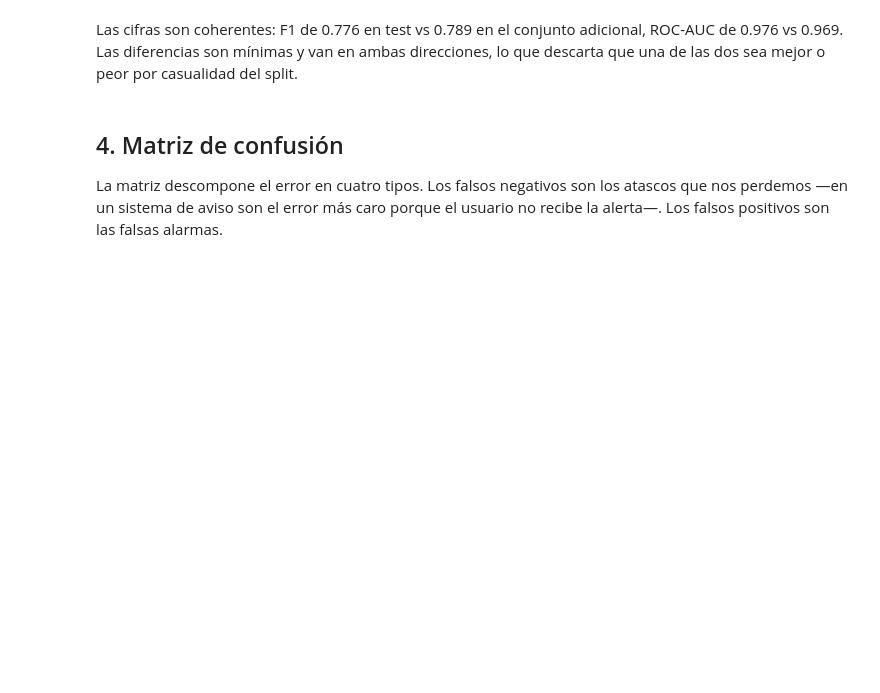
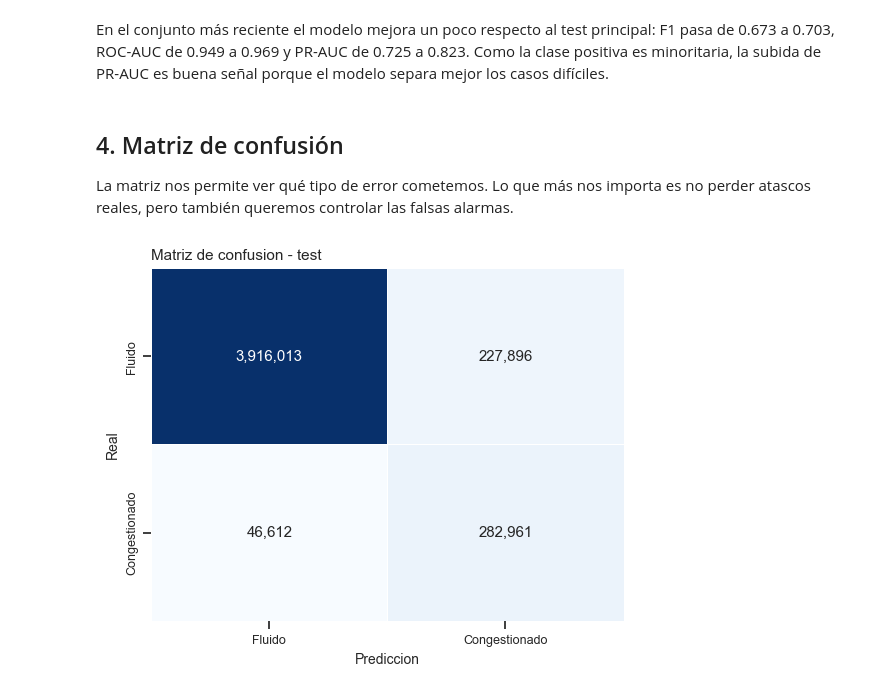
Before and after one commit to Gabiz053/analisis-datos-proyecto-final, a Jupyter notebook: notebooks/04_Evaluacion_GGG.ipynb, the cells around one changed output. Drawn from its saved outputs; the diff is of its cells as text; code cells hidden in the pictures; blank space fills up the shorter version.

```diff
--- a/notebooks/04_Evaluacion_GGG.ipynb
+++ b/notebooks/04_Evaluacion_GGG.ipynb
@@ -110,16 +115,20 @@ print(f"Features: {meta['features']}")
 # %%
 def cargar_split(nombre):
-    X = pd.read_parquet(DATA_FINAL / f"X_{nombre}.parquet").drop(columns=["id"])
-    y = pd.read_parquet(DATA_FINAL / f"y_{nombre}.parquet").squeeze()
+    """Carga X e y de un split y deja solo las columnas del modelo."""
+    ruta_x = DATA_FINAL / f"X_{nombre}.parquet"
+    ruta_y = DATA_FINAL / f"y_{nombre}.parquet"
+
+    X = pd.read_parquet(ruta_x).drop(columns=["id"])
+    y = pd.read_parquet(ruta_y).squeeze()
     return X[FEATURES_MODELO], y
 
 
 X_test, y_test = cargar_split("test")
 X_eval, y_eval = cargar_split("eval_final")
 
+# Este dataframe conserva el id para la demo de sensores.
 X_test_raw = pd.read_parquet(DATA_FINAL / "X_test.parquet")
 df_sensores = pd.read_parquet(DATA_PROC / "sensores/sensores.parquet")
 
-print(f"Test:       {X_test.shape[0]:,} filas × {X_test.shape[1]} features")
-print(f"Eval final: {X_eval.shape[0]:,} filas × {X_eval.shape[1]} features")
-print(f"Congestionado en test: {y_test.mean():.2%} de los registros")
+print(f"Test:       {X_test.shape[0]:,} filas x {X_test.shape[1]} features")
+print(f"Eval final: {X_eval.shape[0]:,} filas x {X_eval.shape[1]} features")
@@ -195,30 +252,32 @@ pd.DataFrame(
 # %% [markdown]
-Las cifras son coherentes: F1 de 0.776 en test vs 0.789 en el conjunto adicional, ROC-AUC de 0.976 vs 0.969. Las diferencias son mínimas y van en ambas direcciones, lo que descarta que una de las dos sea mejor o peor por casualidad del split.
+En el conjunto más reciente el modelo mejora un poco respecto al test principal: F1 pasa de 0.673 a 0.703, ROC-AUC de 0.949 a 0.969 y PR-AUC de 0.725 a 0.823. Como la clase positiva es minoritaria, la subida de PR-AUC es buena señal porque el modelo separa mejor los casos difíciles.
 # %% [markdown]
 ## 4. Matriz de confusión
 
-La matriz descompone el error en cuatro tipos. Los falsos negativos son los atascos que nos perdemos —en un sistema de aviso son el error más caro porque el usuario no recibe la alerta—. Los falsos positivos son las falsas alarmas.
+La matriz nos permite ver qué tipo de error cometemos. Lo que más nos importa es no perder atascos reales, pero también queremos controlar las falsas alarmas.
 # %%
 cm = confusion_matrix(y_test, y_pred)
 
 fig, ax = plt.subplots(figsize=(5.5, 4.5))
 sns.heatmap(
     cm,
     annot=True,
     fmt=",d",
     cmap="Blues",
     cbar=False,
     xticklabels=["Fluido", "Congestionado"],
     yticklabels=["Fluido", "Congestionado"],
     ax=ax,
     linewidths=0.5,
     linecolor="white",
 )
-ax.set_xlabel("Predicción")
+ax.set_xlabel("Prediccion")
 ax.set_ylabel("Real")
-ax.set_title("Matriz de confusión — test set")
+ax.set_title("Matriz de confusion - test")
 plt.tight_layout()
 plt.show()
+# %% [output]
+[figure, added]
 # %%
 tn, fp, fn, tp = cm.ravel()
 total_cong = tp + fn
```
Also changed, not shown: parts of 52 cells of this notebook, 1 other file.
